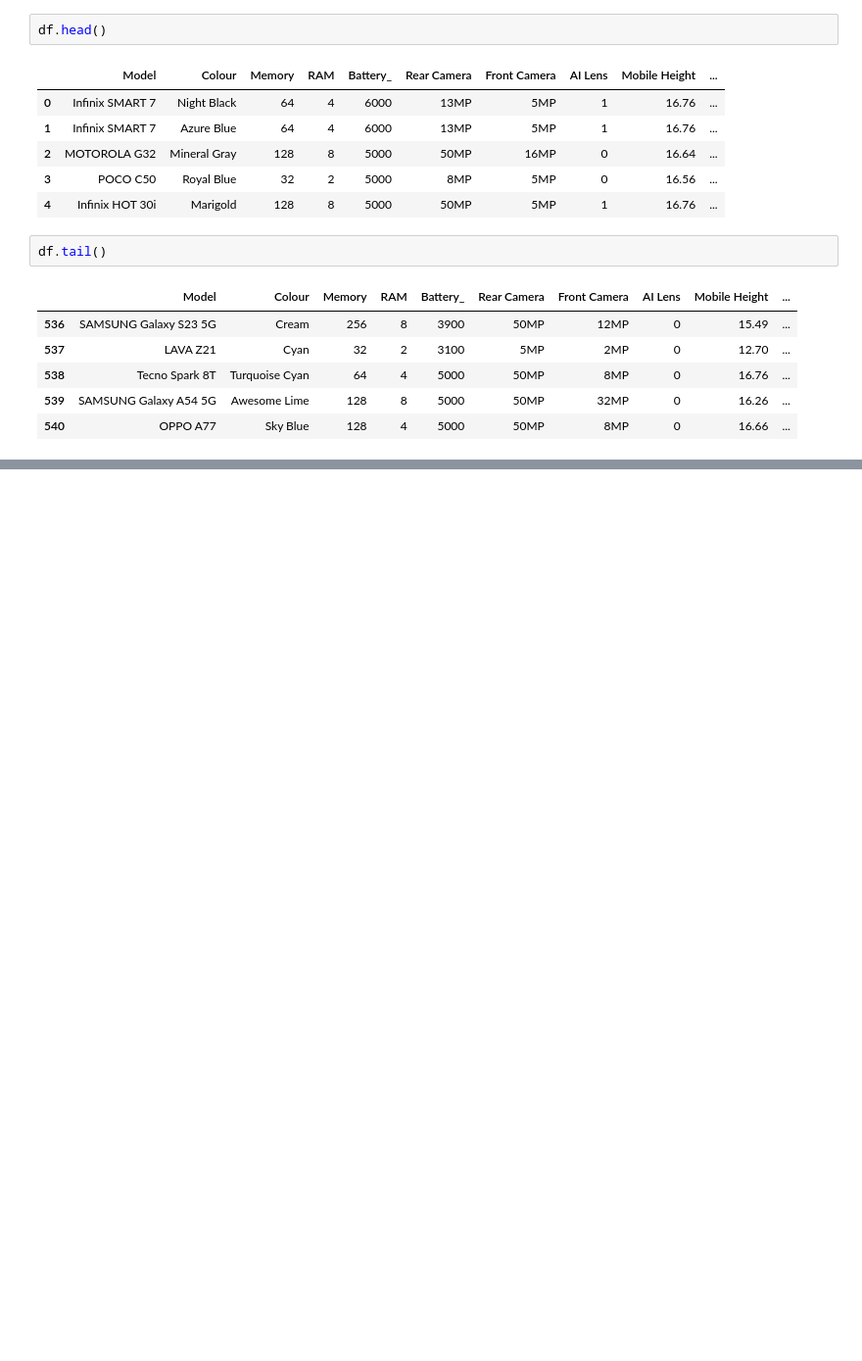
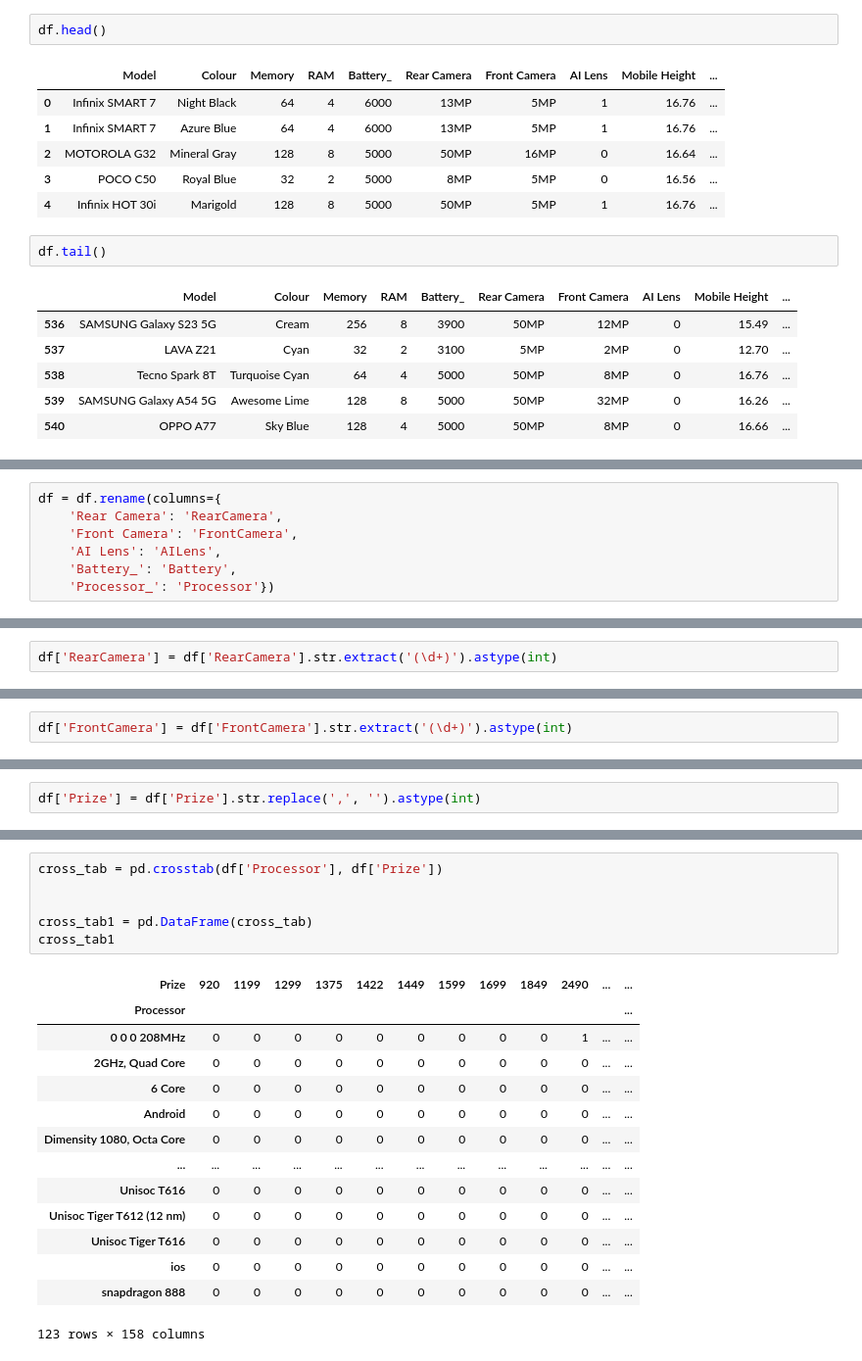
Before and after one commit to santoshdhalwalkar/MobilePhones, a Jupyter notebook: PricePredictionforMobilePhones.ipynb, the cells around one changed output, grey strips where cells are left out. Shown at 98% size. Saved outputs shown, nothing was run; the diff lists cells and outputs as text; blank space fills up the shorter version.

Commit message:
Data cleaning

```diff
--- a/PricePredictionforMobilePhones.ipynb
+++ b/PricePredictionforMobilePhones.ipynb
@@ -62,0 +120,7 @@ df.tail()
+# %%
+df = df.rename(columns={
+    'Rear Camera': 'RearCamera',
+    'Front Camera': 'FrontCamera',
+    'AI Lens': 'AILens',
+    'Battery_': 'Battery',
+    'Processor_': 'Processor'})
@@ -62,0 +130,2 @@ df.tail()
+# %%
+df['RearCamera'] = df['RearCamera'].str.extract('(\d+)').astype(int)
@@ -62,0 +176,2 @@ df.tail()
+# %%
+df['FrontCamera'] = df['FrontCamera'].str.extract('(\d+)').astype(int)
@@ -62,0 +181,2 @@ df.tail()
+# %%
+df['Prize'] = df['Prize'].str.replace(',', '').astype(int)
@@ -62,0 +239,21 @@ df.tail()
+# %%
+cross_tab = pd.crosstab(df['Processor'], df['Prize'])
+
+
+cross_tab1 = pd.DataFrame(cross_tab)
+cross_tab1
+# %% [output]
+| Prize | 920 | 1199 | 1299 | 1375 | 1422 | 1449 | 1599 | 1699 | 1849 | 2490 | ... | ... |
+| Processor |  |  |  |  |  |  |  |  |  |  |  | ... |
+| 0 0 0 208MHz | 0 | 0 | 0 | 0 | 0 | 0 | 0 | 0 | 0 | 1 | ... | ... |
+| 2GHz, Quad Core | 0 | 0 | 0 | 0 | 0 | 0 | 0 | 0 | 0 | 0 | ... | ... |
+| 6 Core | 0 | 0 | 0 | 0 | 0 | 0 | 0 | 0 | 0 | 0 | ... | ... |
+| Android | 0 | 0 | 0 | 0 | 0 | 0 | 0 | 0 | 0 | 0 | ... | ... |
+| Dimensity 1080, Octa Core | 0 | 0 | 0 | 0 | 0 | 0 | 0 | 0 | 0 | 0 | ... | ... |
+| ... | ... | ... | ... | ... | ... | ... | ... | ... | ... | ... | ... | ... |
+| Unisoc T616 | 0 | 0 | 0 | 0 | 0 | 0 | 0 | 0 | 0 | 0 | ... | ... |
+| Unisoc Tiger T612 (12 nm) | 0 | 0 | 0 | 0 | 0 | 0 | 0 | 0 | 0 | 0 | ... | ... |
+| Unisoc Tiger T616 | 0 | 0 | 0 | 0 | 0 | 0 | 0 | 0 | 0 | 0 | ... | ... |
+| ios | 0 | 0 | 0 | 0 | 0 | 0 | 0 | 0 | 0 | 0 | ... | ... |
+| snapdragon 888 | 0 | 0 | 0 | 0 | 0 | 0 | 0 | 0 | 0 | 0 | ... | ... |
+123 rows × 158 columns
```
Also changed, not shown: parts of 16 cells of this notebook.
